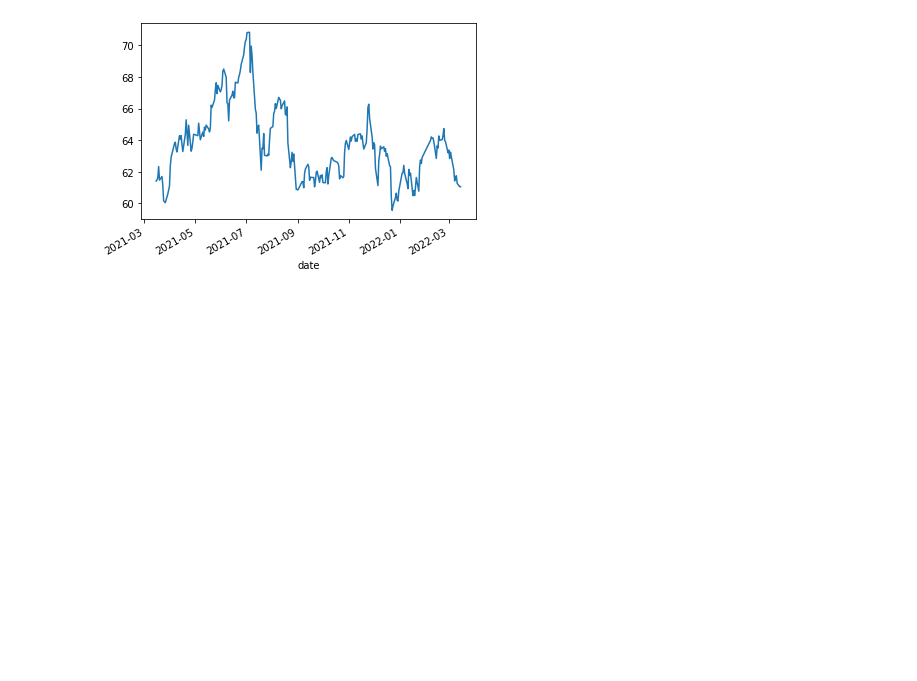
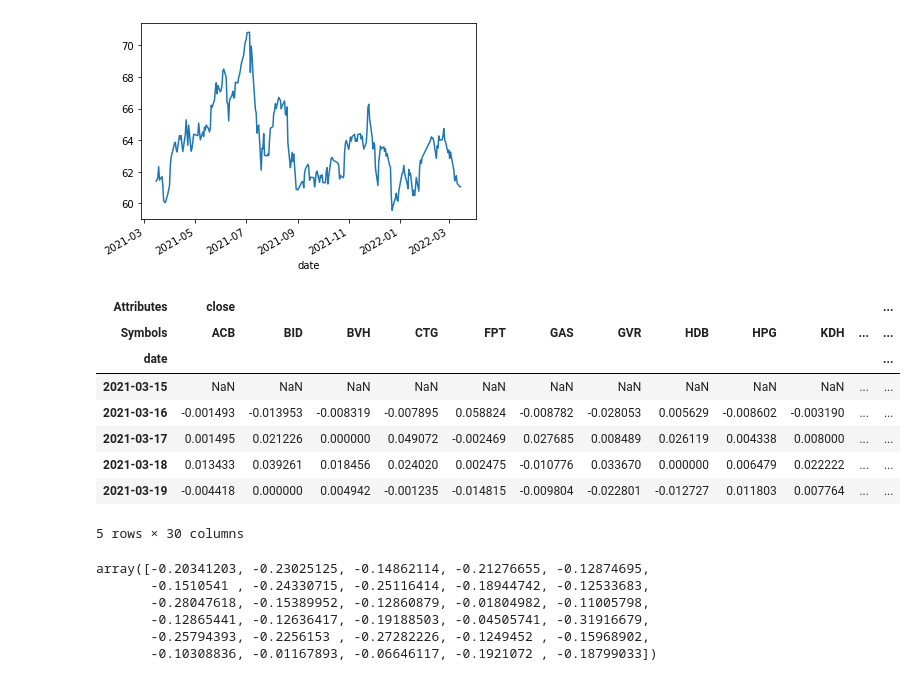
Before and after one commit to Vinh-Phu/Stock-Market-Analytics, a Jupyter notebook: VN30.ipynb, the cells around one changed output. Drawn from its saved outputs; the diff is of its cells as text; code cells hidden in the pictures; blank space fills up the shorter version.

```diff
--- a/VN30.ipynb
+++ b/VN30.ipynb
@@ -183,0 +193,13 @@ weights = abs(MyPC1)/sum(abs(MyPC1))
+# %%
+profit =  (closePrice / closePrice.shift(1) ) - 1
+profit.head()
+# %% [output]
+| Attributes | close |  |  |  |  |  |  |  |  |  |  | ... |
+| Symbols | ACB | BID | BVH | CTG | FPT | GAS | GVR | HDB | HPG | KDH | ... | ... |
+| date |  |  |  |  |  |  |  |  |  |  |  | ... |
+| 2021-03-15 | NaN | NaN | NaN | NaN | NaN | NaN | NaN | NaN | NaN | NaN | ... | ... |
+| 2021-03-16 | -0.001493 | -0.013953 | -0.008319 | -0.007895 | 0.058824 | -0.008782 | -0.028053 | 0.005629 | -0.008602 | -0.003190 | ... | ... |
+| 2021-03-17 | 0.001495 | 0.021226 | 0.000000 | 0.049072 | -0.002469 | 0.027685 | 0.008489 | 0.026119 | 0.004338 | 0.008000 | ... | ... |
+| 2021-03-18 | 0.013433 | 0.039261 | 0.018456 | 0.024020 | 0.002475 | -0.010776 | 0.033670 | 0.000000 | 0.006479 | 0.022222 | ... | ... |
+| 2021-03-19 | -0.004418 | 0.000000 | 0.004942 | -0.001235 | -0.014815 | -0.009804 | -0.022801 | -0.012727 | 0.011803 | 0.007764 | ... | ... |
+5 rows × 30 columns
@@ -183,0 +208,9 @@ weights = abs(MyPC1)/sum(abs(MyPC1))
+# %%
+pca.components_[0]
+# %% [output]
+array([-0.20341203, -0.23025125, -0.14862114, -0.21276655, -0.12874695,
+       -0.1510541 , -0.24330715, -0.25116414, -0.18944742, -0.12533683,
+       -0.28047618, -0.15389952, -0.12860879, -0.01804982, -0.11005798,
+       -0.12865441, -0.12636417, -0.19188503, -0.04505741, -0.31916679,
+       -0.25794393, -0.2256153 , -0.27282226, -0.1249452 , -0.15968902,
+       -0.10308836, -0.01167893, -0.06646117, -0.1921072 , -0.18799033])
```
Also changed, not shown: parts of 11 cells of this notebook.
